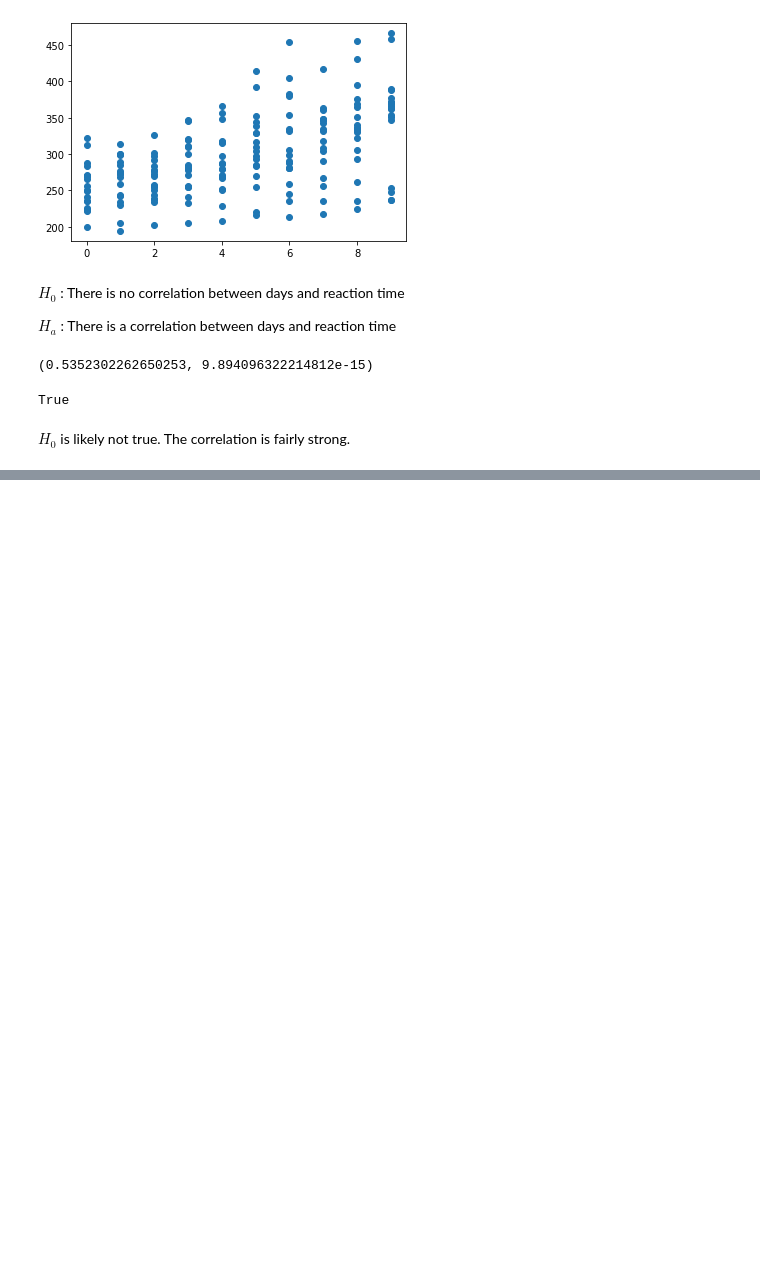
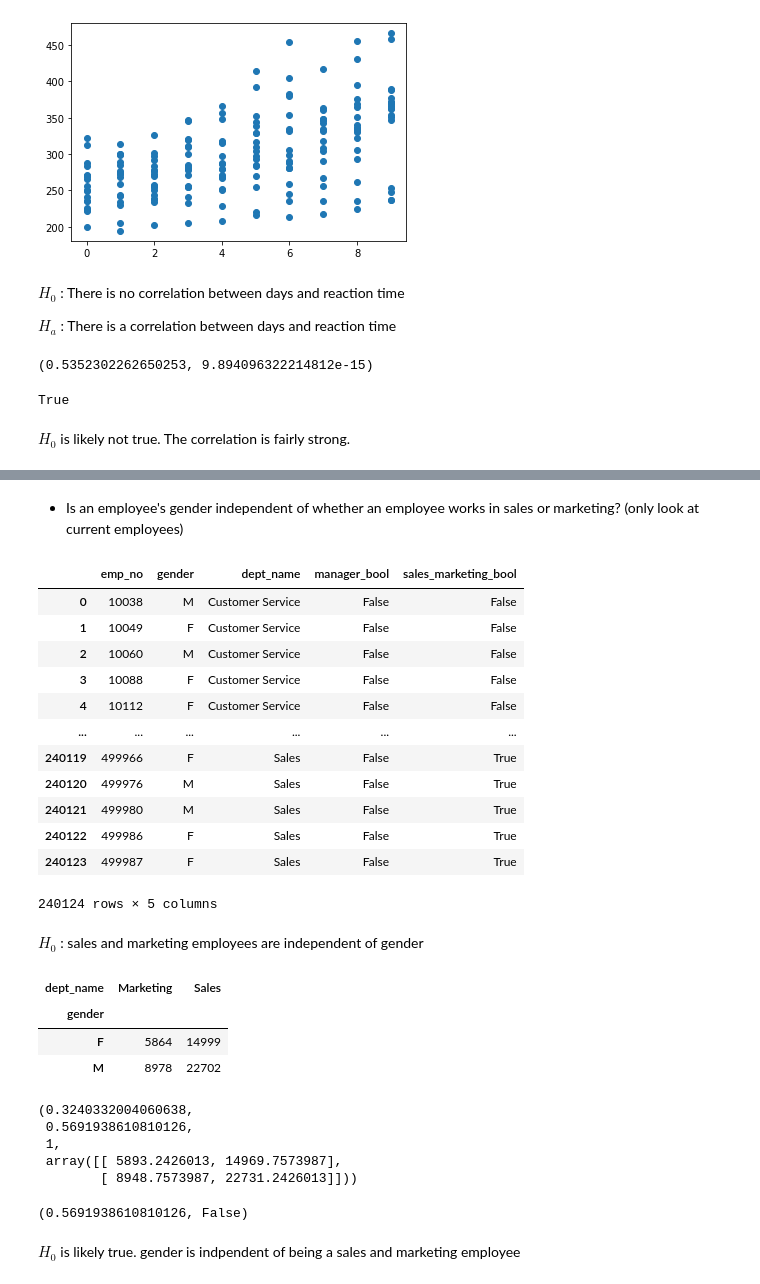
Before and after one commit to stephenfitzsimon/statistics-exercises, a Jupyter notebook: hypothesis_testing.ipynb, the cells around one changed output, grey strips where cells are left out. Drawn from its saved outputs; the diff is of its cells as text; code cells hidden in the pictures; blank space fills up the shorter version.

```diff
--- a/hypothesis_testing.ipynb
+++ b/hypothesis_testing.ipynb
@@ -606,0 +714,10 @@ $H_0$ is likely not true.  The correlation is fairly strong.
+# %%
+query = '''
+SELECT emp_no, gender, dept_name, IF(emp_no IN (SELECT emp_no FROM dept_manager), 'True', 'False') AS manager_bool
+	FROM employees
+		JOIN dept_emp USING (emp_no)
+        JOIN departments USING (dept_no)
+	WHERE to_date > NOW();
+'''
+df_emp = pd.read_sql_query(query, env.get_db_url('employees'))
+df_emp
@@ -606,0 +752,47 @@ $H_0$ is likely not true.  The correlation is fairly strong.
+# %% [markdown]
+- Is an employee's gender independent of whether an employee works in sales or marketing? (only look at current employees)
+# %%
+#make a boolean column for sales and marketing
+df_emp['sales_marketing_bool'] = df_emp.dept_name.isin(['Sales', 'Marketing'])
+df_emp
+# %% [output]
+|  | emp_no | gender | dept_name | manager_bool | sales_marketing_bool |
+| 0 | 10038 | M | Customer Service | False | False |
+| 1 | 10049 | F | Customer Service | False | False |
+| 2 | 10060 | M | Customer Service | False | False |
+| 3 | 10088 | F | Customer Service | False | False |
+| 4 | 10112 | F | Customer Service | False | False |
+| ... | ... | ... | ... | ... | ... |
+| 240119 | 499966 | F | Sales | False | True |
+| 240120 | 499976 | M | Sales | False | True |
+| 240121 | 499980 | M | Sales | False | True |
+| 240122 | 499986 | F | Sales | False | True |
+| 240123 | 499987 | F | Sales | False | True |
+240124 rows × 5 columns
+# %% [markdown]
+$H_0$ : sales and marketing employees are independent of gender
+# %%
+#make a crosstab
+df_marketing_sales = df_emp[df_emp.sales_marketing_bool]
+observed = pd.crosstab(df_marketing_sales.gender, df_marketing_sales.dept_name)
+observed
+# %% [output]
+| dept_name | Marketing | Sales |
+| gender |  |  |
+| F | 5864 | 14999 |
+| M | 8978 | 22702 |
+# %%
+chi2, p, degf, expected = stats.chi2_contingency(observed)
+chi2, p, degf, expected
+# %% [output]
+(0.3240332004060638,
+ 0.5691938610810126,
+ 1,
+ array([[ 5893.2426013, 14969.7573987],
+        [ 8948.7573987, 22731.2426013]]))
+# %%
+p, p < alpha
+# %% [output]
+(0.5691938610810126, False)
+# %% [markdown]
+$H_0$ is likely true. gender is indpendent of being a sales and marketing employee
```
Also changed, not shown: parts of 27 cells of this notebook.
